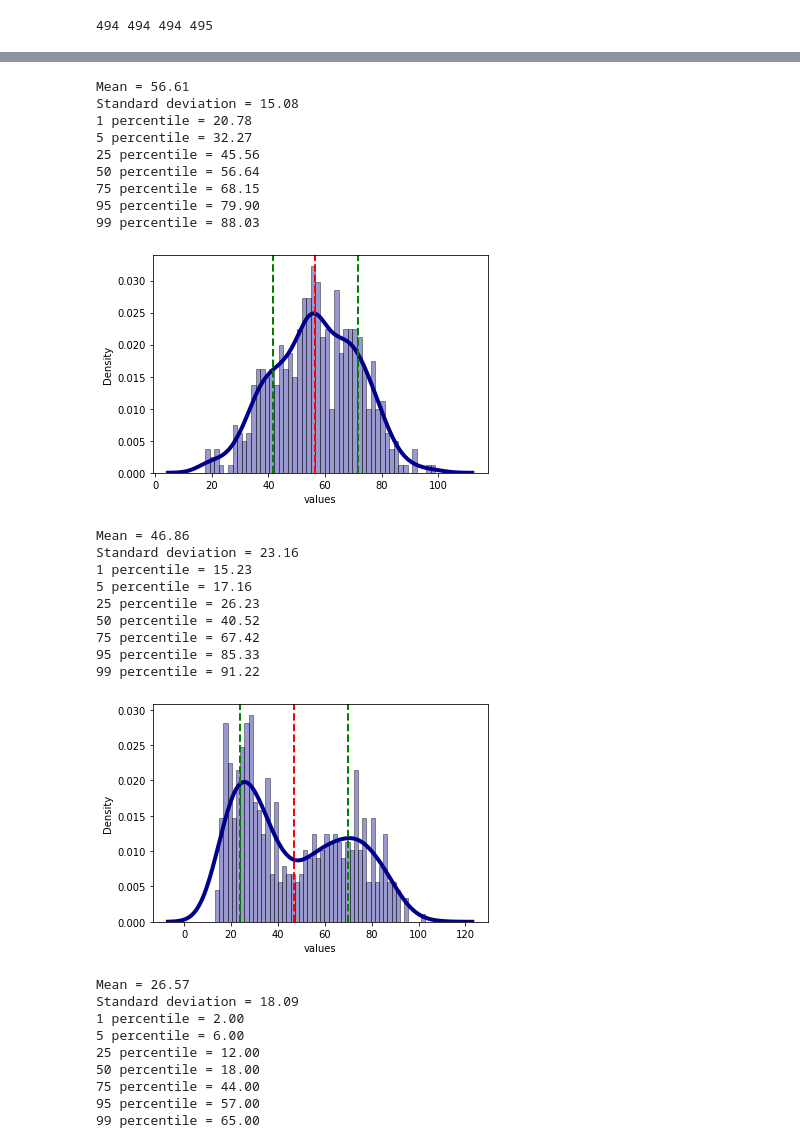
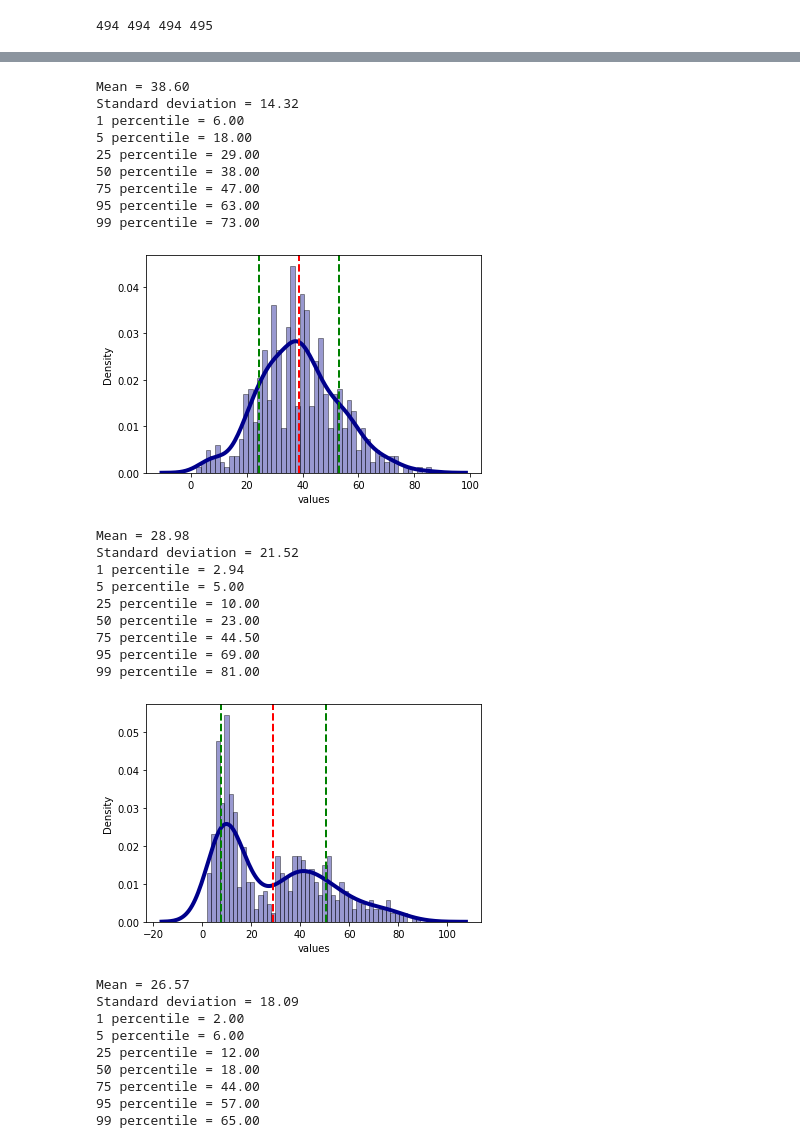
Before and after one commit to emj1020/complex_urban_systems_finalproj, a Jupyter notebook: Scripts/07b_Income_Distribution.ipynb, the cells around one changed output, grey strips where cells are left out. Drawn from its saved outputs; the diff is of its cells as text; code cells hidden in the pictures.

```diff
--- a/Scripts/07b_Income_Distribution.ipynb
+++ b/Scripts/07b_Income_Distribution.ipynb
@@ -11,7 +11,7 @@ from sklearn.linear_model import LinearRegression
 import warnings
 warnings.filterwarnings('ignore')
 # %%
-tracts_demo = gpd.read_file('../Data/tract_with_info_v2.shp')
+tracts_demo = gpd.read_file('../Data/tract_with_info_v3.shp')
 tracts_demo.set_index('Tract',inplace=True)
 tracts_demo.head()
 # %% [output]
@@ -94,6 +93,7 @@ tracts_gdf.head()
 # %%
 transit_access=pd.read_csv('../Data/weighted_tt.csv', index_col=1)
 transit_access = transit_access.iloc[:, 1:]
+transit_access.index = transit_access.index.astype(str)
 transit_access.head()
 # %% [output]
 |  | ctlabel | boro_code | boro_name | ct2010 | boro_ct2010 | cdeligibil | ntacode | ntaname | puma | ... |
@@ -226,6 +226,12 @@ plt.show()
 [figure]
 # %% [markdown]
 # Look at Commute time distribution by Income Brackets for census tracts
+# %%
+tract_info = tract_info.dropna(subset=['Pop_Tot','mean_tt','min_tt','Median_Inc'],how='any')
+tract_info = tract_info[tract_info['Pop_Tot']>0]
+tract_info = tract_info[tract_info['Median_Inc']>0]
+tract_info['mean_tt'] = tract_info['mean_tt'].replace(0, 1)
+tract_info['min_tt'] = tract_info['min_tt'].replace(0, 1)
 # %%
 #introduce a custom function performing distribution analysis
 def distribution_analysis(x, log_scale = False, fit_distribution = 'None', bins = 50, vis_means = True, vis_curve = True, print_outputs = True):
@@ -356,29 +362,29 @@ Standard deviation = 12.01
 # %%
-distribution_analysis(income_q3_df['w_tt'])
+distribution_analysis(income_q3_df['min_tt'])
 # %% [output]
-Mean = 56.61
-Standard deviation = 15.08
-1 percentile = 20.78
-5 percentile = 32.27
-25 percentile = 45.56
-50 percentile = 56.64
-75 percentile = 68.15
-95 percentile = 79.90
-99 percentile = 88.03
+Mean = 38.60
+Standard deviation = 14.32
+1 percentile = 6.00
+5 percentile = 18.00
+25 percentile = 29.00
+50 percentile = 38.00
+75 percentile = 47.00
+95 percentile = 63.00
+99 percentile = 73.00
-[figure, old version]
+[figure, new version]
 # %%
-distribution_analysis(income_q4_df['w_tt'])
+distribution_analysis(income_q4_df['min_tt'])
 # %% [output]
-Mean = 46.86
-Standard deviation = 23.16
-1 percentile = 15.23
-5 percentile = 17.16
-25 percentile = 26.23
-50 percentile = 40.52
-75 percentile = 67.42
-95 percentile = 85.33
-99 percentile = 91.22
+Mean = 28.98
+Standard deviation = 21.52
+1 percentile = 2.94
+5 percentile = 5.00
+25 percentile = 10.00
+50 percentile = 23.00
+75 percentile = 44.50
+95 percentile = 69.00
+99 percentile = 81.00
-[figure, old version]
+[figure, new version]
 # %%
 distribution_analysis(income_q4_df[income_q4_df['boro_name']=='Brooklyn']['min_tt'])
 # %% [output]
```
Also changed, not shown: parts of 12 cells of this notebook.
